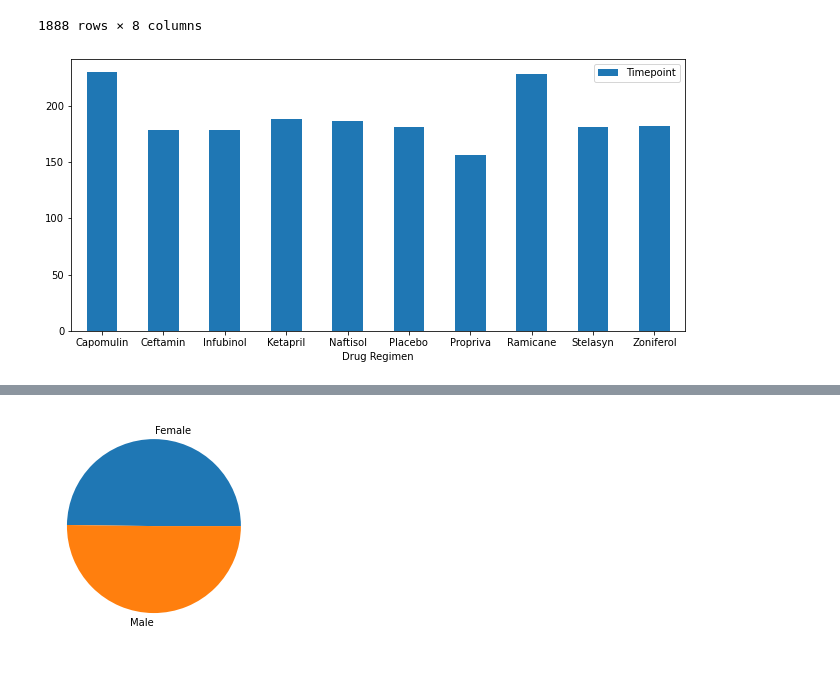
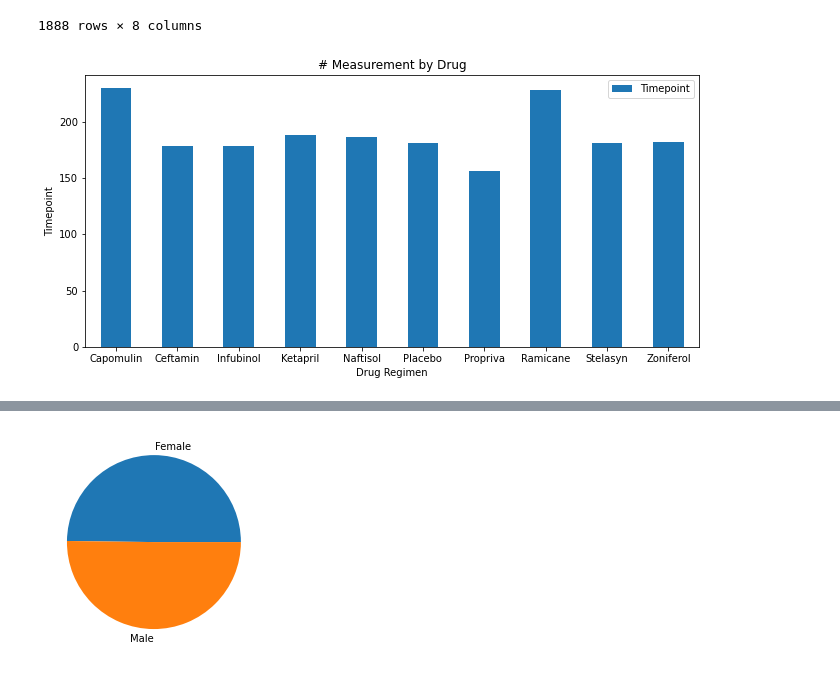
Before and after one commit to AnneNiemiec/Matplotlib, a Jupyter notebook: pymaceuticals.ipynb, the cells around one changed output, grey strips where cells are left out. Drawn from its saved outputs; the diff is of its cells as text; code cells hidden in the pictures.

```diff
--- a/pymaceuticals.ipynb
+++ b/pymaceuticals.ipynb
@@ -152,13 +152,16 @@ df_combined_clean
 # %%
 # Generate a bar plot showing the total number of measurements taken on each drug regimen using pandas.
 #value counts of drug regimen
 df_measurement_count=df_combined_clean.groupby("Drug Regimen").count().reset_index()
 df_measurement_plot=df_measurement_count.plot.bar(x='Drug Regimen',y='Timepoint',rot=0,figsize=(11,5))
+plt.title("# Measurement by Drug")
+plt.xlabel("Drug Regimen")
+plt.ylabel("Timepoint")
 plt.show()
 
 #df_measurement_count
 # %% [output]
-[figure, old version]
+[figure, new version]
 # %%
 # # Generate a bar plot showing the total number of measurements taken on each drug regimen using pyplot.
 drug_regimen_count=df_combined_clean['Drug Regimen'].value_counts().to_list()
```
Also changed, not shown: parts of 9 cells of this notebook.
